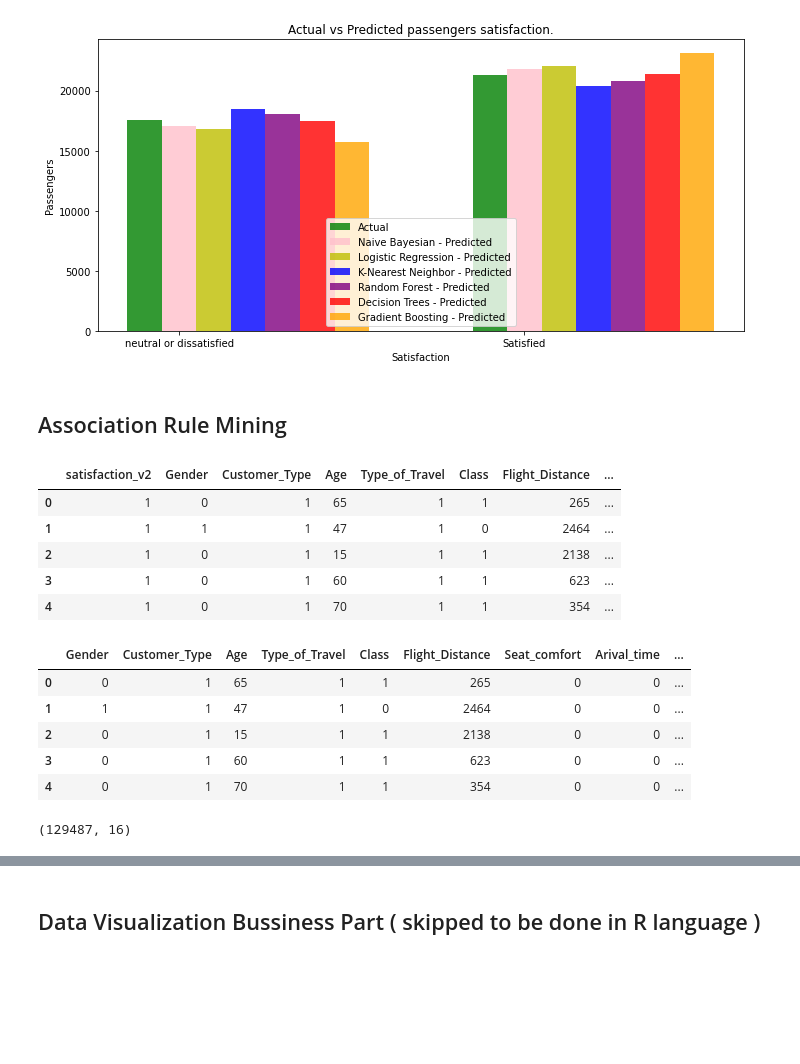
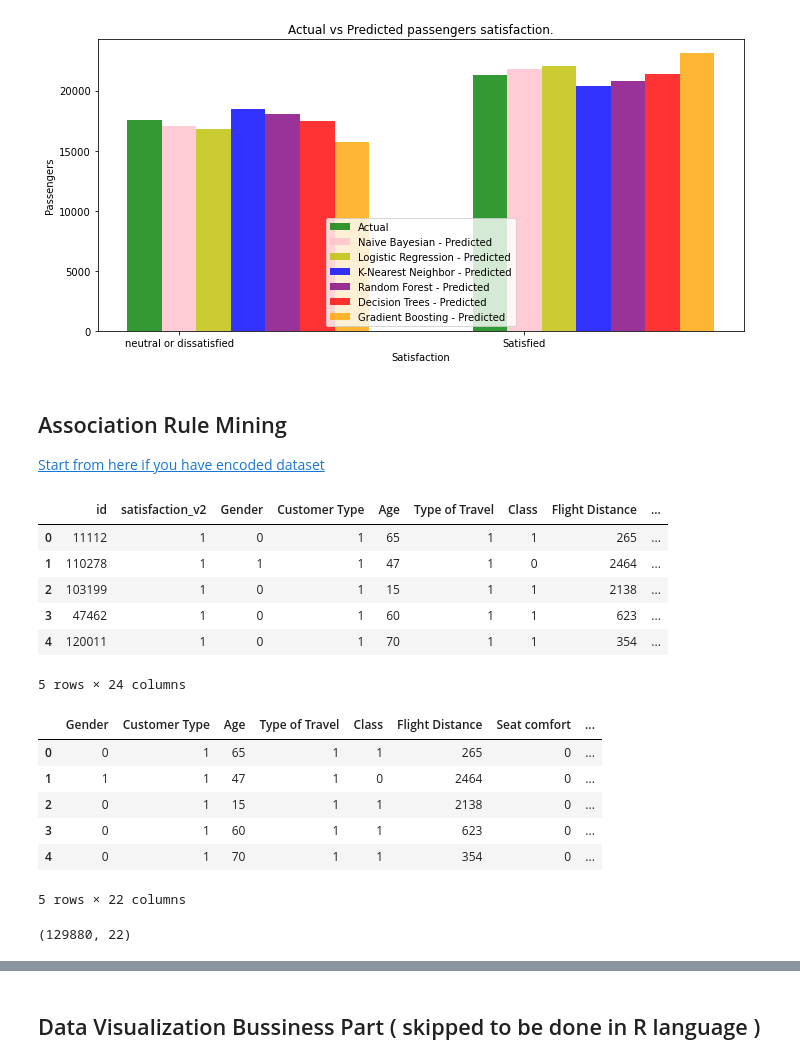
Before and after one commit to OmarKimo/Passengers-Satisfaction-Data-Analysis, a Jupyter notebook: Big Data Project.ipynb, the cells around one changed output, grey strips where cells are left out. Saved outputs shown, nothing was run; the diff lists cells and outputs as text; code cells hidden in the pictures; blank space fills up the shorter version.

Commit message:
Finaaaaaaally finish association :alien:

```diff
--- a/Big Data Project.ipynb
+++ b/Big Data Project.ipynb
@@ -44,6 +48,7 @@ df = pd.read_excel("./satisfaction.xlsx", converters={
     "Customer Type" : conv_binary
 })
 
+df_assoc = df.copy()
 # df = pd.read_excel("./satisfaction.xlsx")
 # %%
 df.shape   # number of rows and number of cols
@@ -818,29 +826,32 @@ plt.tight_layout()
 plt.show()
 # %% [output]
 [figure]
-# %% [markdown]
-## Association Rule Mining
+# %% [markdown]
+<a id='assoc'></a>
+## Association Rule Mining
+[Start from here if you have encoded dataset](#check_point)
 # %%
-df_assoc = df
 df_assoc.head()
 # %% [output]
-|  | satisfaction_v2 | Gender | Customer_Type | Age | Type_of_Travel | Class | Flight_Distance | ... |
-| 0 | 1 | 0 | 1 | 65 | 1 | 1 | 265 | ... |
-| 1 | 1 | 1 | 1 | 47 | 1 | 0 | 2464 | ... |
-| 2 | 1 | 0 | 1 | 15 | 1 | 1 | 2138 | ... |
-| 3 | 1 | 0 | 1 | 60 | 1 | 1 | 623 | ... |
-| 4 | 1 | 0 | 1 | 70 | 1 | 1 | 354 | ... |
+|  | id | satisfaction_v2 | Gender | Customer Type | Age | Type of Travel | Class | Flight Distance | ... |
+| 0 | 11112 | 1 | 0 | 1 | 65 | 1 | 1 | 265 | ... |
+| 1 | 110278 | 1 | 1 | 1 | 47 | 1 | 0 | 2464 | ... |
+| 2 | 103199 | 1 | 0 | 1 | 15 | 1 | 1 | 2138 | ... |
+| 3 | 47462 | 1 | 0 | 1 | 60 | 1 | 1 | 623 | ... |
+| 4 | 120011 | 1 | 0 | 1 | 70 | 1 | 1 | 354 | ... |
+5 rows × 24 columns
 # %%
-df_assoc.drop(["satisfaction_v2"], inplace = True, axis=1)
+df_assoc.drop(["satisfaction_v2", 'id'], inplace = True, axis=1)
 df_assoc.head()
 # %% [output]
-|  | Gender | Customer_Type | Age | Type_of_Travel | Class | Flight_Distance | Seat_comfort | Arival_time | ... |
-| 0 | 0 | 1 | 65 | 1 | 1 | 265 | 0 | 0 | ... |
-| 1 | 1 | 1 | 47 | 1 | 0 | 2464 | 0 | 0 | ... |
-| 2 | 0 | 1 | 15 | 1 | 1 | 2138 | 0 | 0 | ... |
-| 3 | 0 | 1 | 60 | 1 | 1 | 623 | 0 | 0 | ... |
-| 4 | 0 | 1 | 70 | 1 | 1 | 354 | 0 | 0 | ... |
+|  | Gender | Customer Type | Age | Type of Travel | Class | Flight Distance | Seat comfort | ... |
+| 0 | 0 | 1 | 65 | 1 | 1 | 265 | 0 | ... |
+| 1 | 1 | 1 | 47 | 1 | 0 | 2464 | 0 | ... |
+| 2 | 0 | 1 | 15 | 1 | 1 | 2138 | 0 | ... |
+| 3 | 0 | 1 | 60 | 1 | 1 | 623 | 0 | ... |
+| 4 | 0 | 1 | 70 | 1 | 1 | 354 | 0 | ... |
+5 rows × 22 columns
 # %%
 df_assoc.shape
 # %% [output]
-(129487, 16)
+(129880, 22)
```
Also changed, not shown: parts of 28 cells of this notebook.
